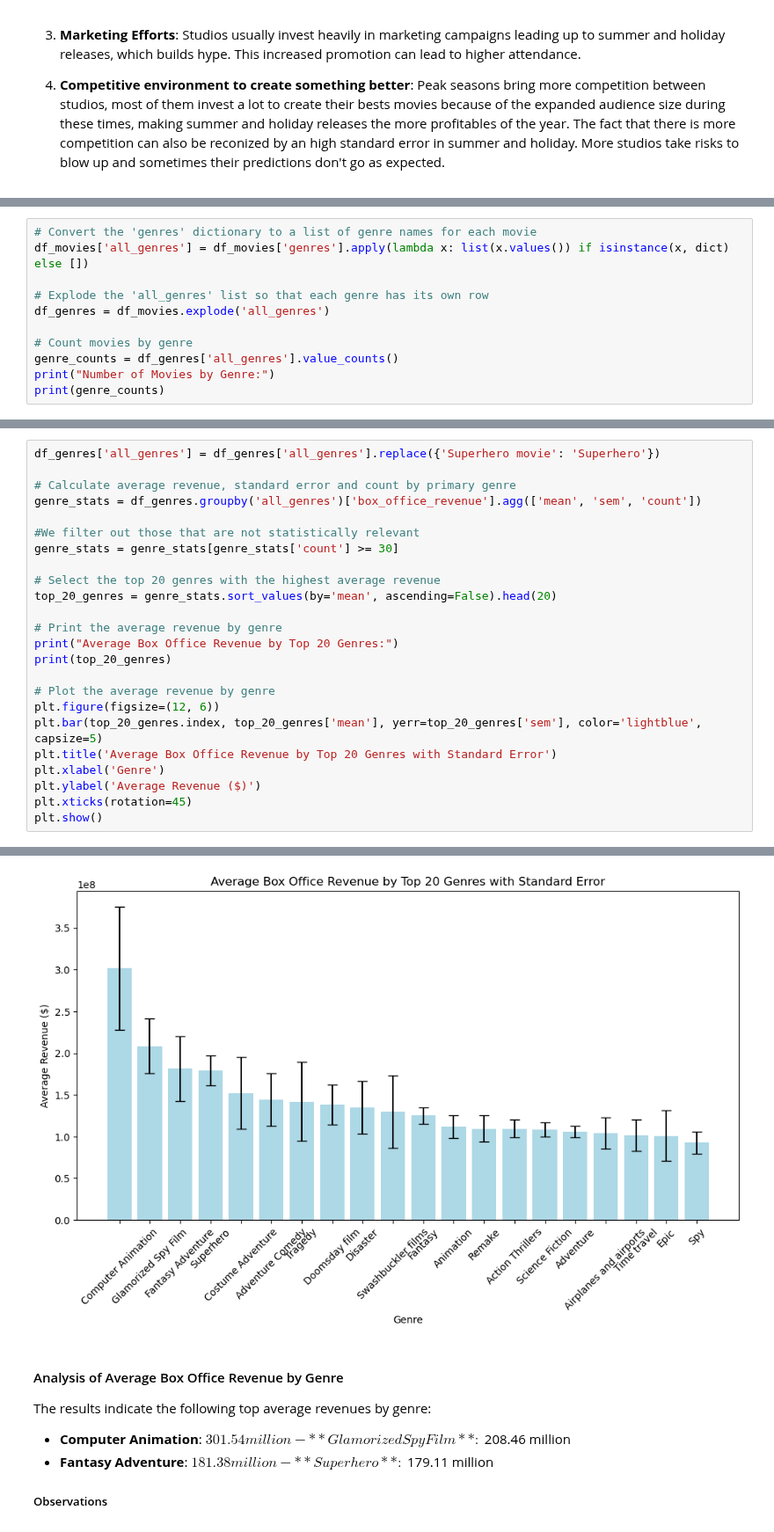
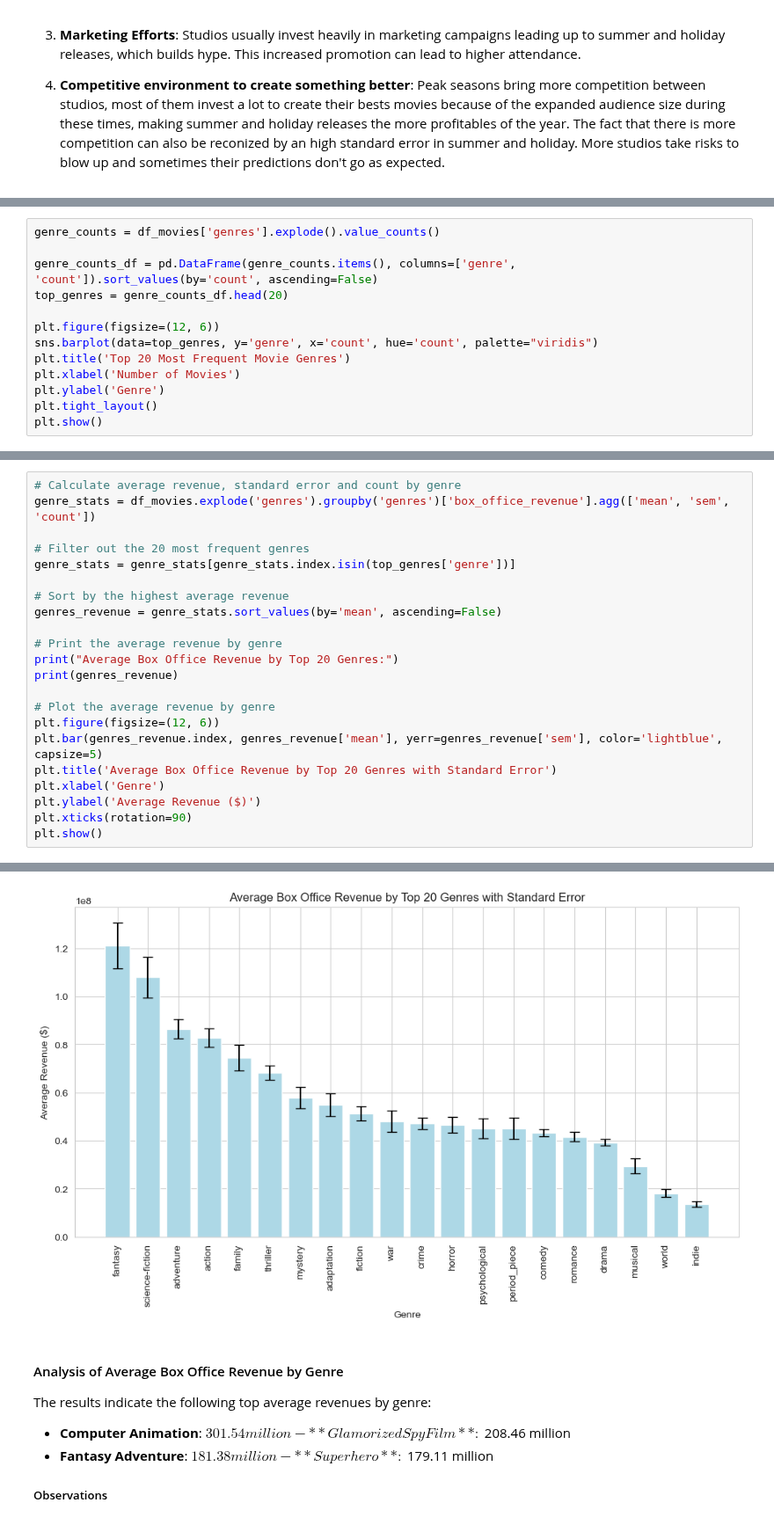
Before and after one commit to epfl-ada/ada-2024-project-awesometeam2024, a Jupyter notebook: results.ipynb, the cells around one changed output, grey strips where cells are left out. Shown at 88% size. Saved outputs shown, nothing was run; the diff lists cells and outputs as text.

Commit message:
Movies (genres) preprocessing

```diff
--- a/results.ipynb
+++ b/results.ipynb
@@ -361,11 +307,0 @@ The results indicate the following average revenues:
-# %%
-# Convert the 'genres' dictionary to a list of genre names for each movie
-df_movies['all_genres'] = df_movies['genres'].apply(lambda x: list(x.values()) if isinstance(x, dict) else [])
-
-# Explode the 'all_genres' list so that each genre has its own row
-df_genres = df_movies.explode('all_genres')
-
-# Count movies by genre
-genre_counts = df_genres['all_genres'].value_counts()
-print("Number of Movies by Genre:")
-print(genre_counts)
@@ -391,0 +308,13 @@ See the caveats in the documentation: https://pandas.pydata.org/pandas-docs/stab
+# %%
+genre_counts = df_movies['genres'].explode().value_counts()
+
+genre_counts_df = pd.DataFrame(genre_counts.items(), columns=['genre', 'count']).sort_values(by='count', ascending=False)
+top_genres = genre_counts_df.head(20)
+
+plt.figure(figsize=(12, 6))
+sns.barplot(data=top_genres, y='genre', x='count', hue='count', palette="viridis")
+plt.title('Top 20 Most Frequent Movie Genres')
+plt.xlabel('Number of Movies')
+plt.ylabel('Genre')
+plt.tight_layout()
+plt.show()
@@ -392,26 +323,24 @@ See the caveats in the documentation: https://pandas.pydata.org/pandas-docs/stab
 # %%
-df_genres['all_genres'] = df_genres['all_genres'].replace({'Superhero movie': 'Superhero'})
+# Calculate average revenue, standard error and count by genre
+genre_stats = df_movies.explode('genres').groupby('genres')['box_office_revenue'].agg(['mean', 'sem', 'count'])
 
-# Calculate average revenue, standard error and count by primary genre
-genre_stats = df_genres.groupby('all_genres')['box_office_revenue'].agg(['mean', 'sem', 'count'])
+# Filter out the 20 most frequent genres
+genre_stats = genre_stats[genre_stats.index.isin(top_genres['genre'])]
 
-#We filter out those that are not statistically relevant
-genre_stats = genre_stats[genre_stats['count'] >= 30]
-
-# Select the top 20 genres with the highest average revenue
-top_20_genres = genre_stats.sort_values(by='mean', ascending=False).head(20)
+# Sort by the highest average revenue
+genres_revenue = genre_stats.sort_values(by='mean', ascending=False)
 
 # Print the average revenue by genre
 print("Average Box Office Revenue by Top 20 Genres:")
-print(top_20_genres)
+print(genres_revenue)
 
 # Plot the average revenue by genre
 plt.figure(figsize=(12, 6))
-plt.bar(top_20_genres.index, top_20_genres['mean'], yerr=top_20_genres['sem'], color='lightblue', capsize=5)
+plt.bar(genres_revenue.index, genres_revenue['mean'], yerr=genres_revenue['sem'], color='lightblue', capsize=5)
 plt.title('Average Box Office Revenue by Top 20 Genres with Standard Error')
 plt.xlabel('Genre')
 plt.ylabel('Average Revenue ($)')
-plt.xticks(rotation=45)
+plt.xticks(rotation=90)
 plt.show()
 # %% [output]
 Average Box Office Revenue by Top 20 Genres:
@@ -434,4 +363,4 @@ Spy                     9.267790e+07  1.329452e+07    107
-[figure, old version]
+[figure, new version]
 # %% [markdown]
 #### Analysis of Average Box Office Revenue by Genre
 
```
Also changed, not shown: parts of 23 cells of this notebook, 1 other file.
